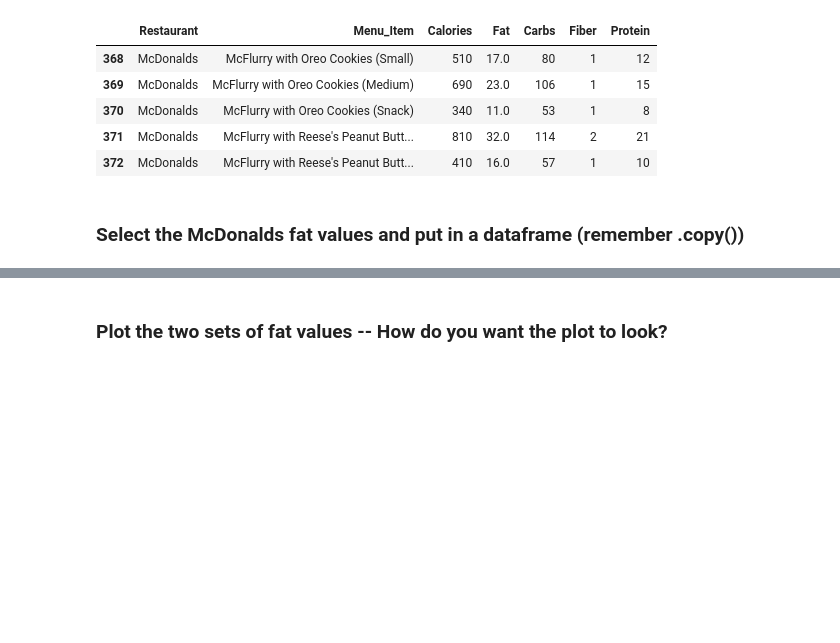
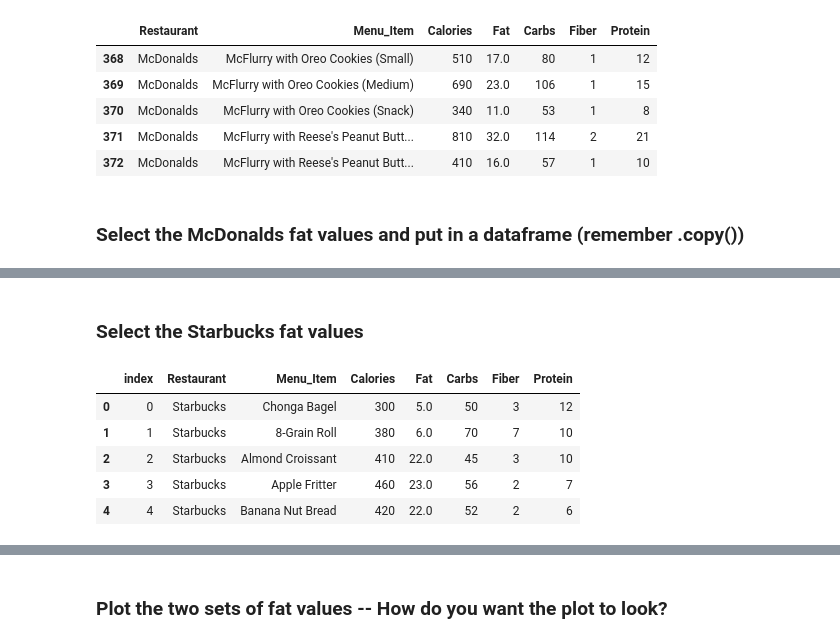
Before and after one commit to olsonac/data_science_for_brain_and_behaviour_26-27, a Jupyter notebook: Lectures/wk7_1_permutation_tests/wk7_1_comparing_means_in_class_working.ipynb, the cells around one changed output, grey strips where cells are left out. Saved outputs shown, nothing was run; the diff lists cells and outputs as text; code cells hidden in the pictures; blank space fills up the shorter version.

```diff
--- a/Lectures/wk7_1_permutation_tests/wk7_1_comparing_means.ipynb
+++ b/Lectures/wk7_1_permutation_tests/wk7_1_comparing_means_in_class_working.ipynb
@@ -264,0 +375,14 @@ sb_vs_mac.tail()
+# %% [markdown]
+### Select the Starbucks fat values
+# %%
+# select the Starbucks fat values here
+sb_df = sb_vs_mac[is_sb].copy()
+sb_df.reset_index(inplace = True)
+sb_df.head()
+# %% [output]
+|  | index | Restaurant | Menu_Item | Calories | Fat | Carbs | Fiber | Protein |
+| 0 | 0 | Starbucks | Chonga Bagel | 300 | 5.0 | 50 | 3 | 12 |
+| 1 | 1 | Starbucks | 8-Grain Roll | 380 | 6.0 | 70 | 7 | 10 |
+| 2 | 2 | Starbucks | Almond Croissant | 410 | 22.0 | 45 | 3 | 10 |
+| 3 | 3 | Starbucks | Apple Fritter | 460 | 23.0 | 56 | 2 | 7 |
+| 4 | 4 | Starbucks | Banana Nut Bread | 420 | 22.0 | 52 | 2 | 6 |
```
Also changed, not shown: parts of 19 cells of this notebook.
